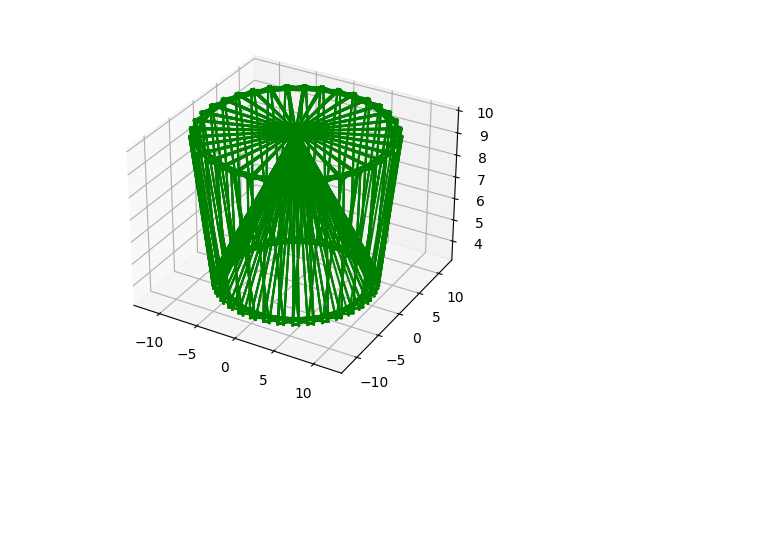
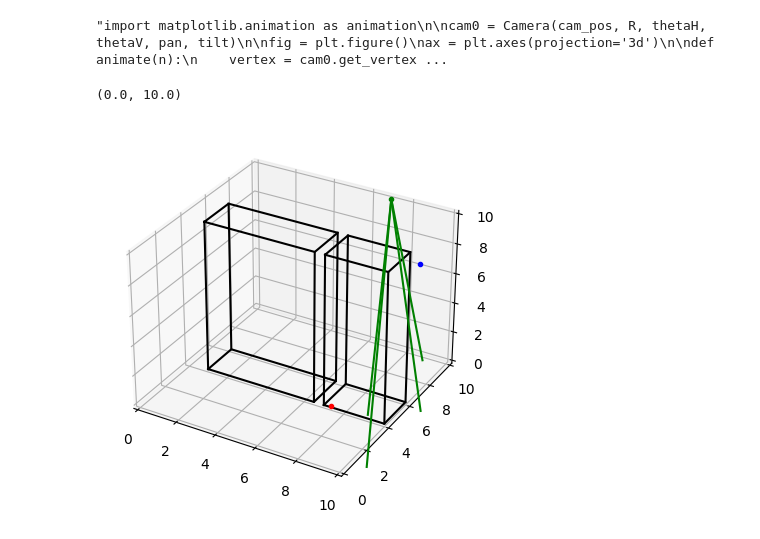
Before and after one commit to jeffersonkim97/cognis_UAM, a Jupyter notebook: script/3D/3DRRT.ipynb, the cells around one changed output. Drawn from its saved outputs; the diff is of its cells as text; code cells hidden in the pictures; blank space fills up the shorter version.

```diff
--- a/script/3D/3DRRT.ipynb
+++ b/script/3D/3DRRT.ipynb
@@ -166,5 +191,5 @@ plt.show()
 # %%
-import matplotlib.animation as animation
+"""import matplotlib.animation as animation
 
 cam0 = Camera(cam_pos, R, thetaH, thetaV, pan, tilt)
 
@@ -181,9 +206,9 @@ def animate(n):
     plt.gca().autoscale_view()
 
 anim = animation.FuncAnimation(fig, animate, frames=100, interval=100)
-anim.save('test.mp4')
+anim.save('test.mp4')"""
 # %% [output]
-[figure, removed]
+"import matplotlib.animation as animation\n\ncam0 = Camera(cam_pos, R, thetaH, thetaV, pan, tilt)\n\nfig = plt.figure()\nax = plt.axes(projection='3d')\n\ndef animate(n):\n    vertex = cam0.get_vertex ...
 # %%
 def rand_conf(rnt):
     # Random
@@ -261,3 +322,42 @@ def new_conf(qnear, qrand, dQ, tprev, rnt):
+# %%
+fig = plt.figure()
+ax = plt.axes(projection='3d')
+
+for nb in range(building['nb']):
+    b = building[str(nb)]['Polygon']
+    bx = []
+    by = []
+    bz = []
+    for i in range(len(b)+1):
+        if i < len(b):
+            bx.append(b[i][0])
+            by.append(b[i][1])
+            bz.append(building[str(nb)]['height'])
+        else:
+            bx.append(b[i-len(b)][0])
+            by.append(b[i-len(b)][1])
+            bz.append(building[str(nb)]['height'])
+    ax.plot3D(bx, by, bz, '-k')
+    ax.plot3D(bx, by, np.zeros(len(b)+1,), '-k')
+
+    for i in range(len(b)):
+        ax.plot3D([bx[i], bx[i]], [by[i], by[i]], [0, building[str(nb)]['height']], '-k')
+
+ax.plot3D(x0[0], x0[1], x0[2], '.r')
+ax.plot3D(xf[0], xf[1], xf[2], '.b')
+ax.plot3D(cam_pos[0], cam_pos[1], cam_pos[2], '.g')
+
+camera_vertex = cam0.get_vertex(0)
+for i in range(4):
+    temp = camera_vertex[str(i)]
+    #ax.plot3D([cam_pos[0], temp[0][0]], [cam_pos[1], temp[1][0]], [cam_pos[2], temp[2][0]], '-g')
+
+ax.set_xlim(map_size[0], map_size[1])
+ax.set_ylim(map_size[2], map_size[3])
+ax.set_zlim(map_size[4], map_size[5])
+# %% [output]
+(0.0, 10.0)
+[figure, added]
 # %%
 # RRT
 G = {}
```
Also changed, not shown: parts of 14 cells of this notebook, 1 other file.
